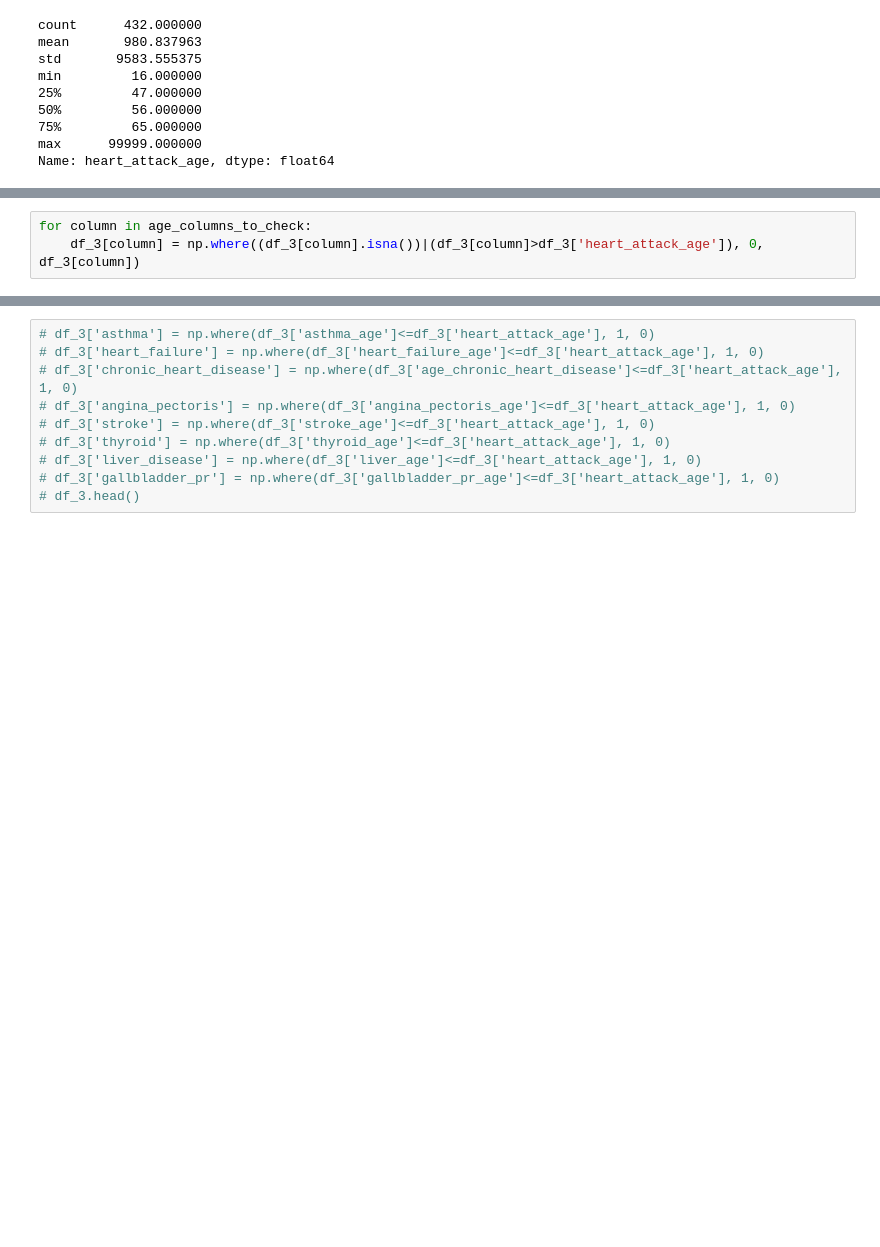
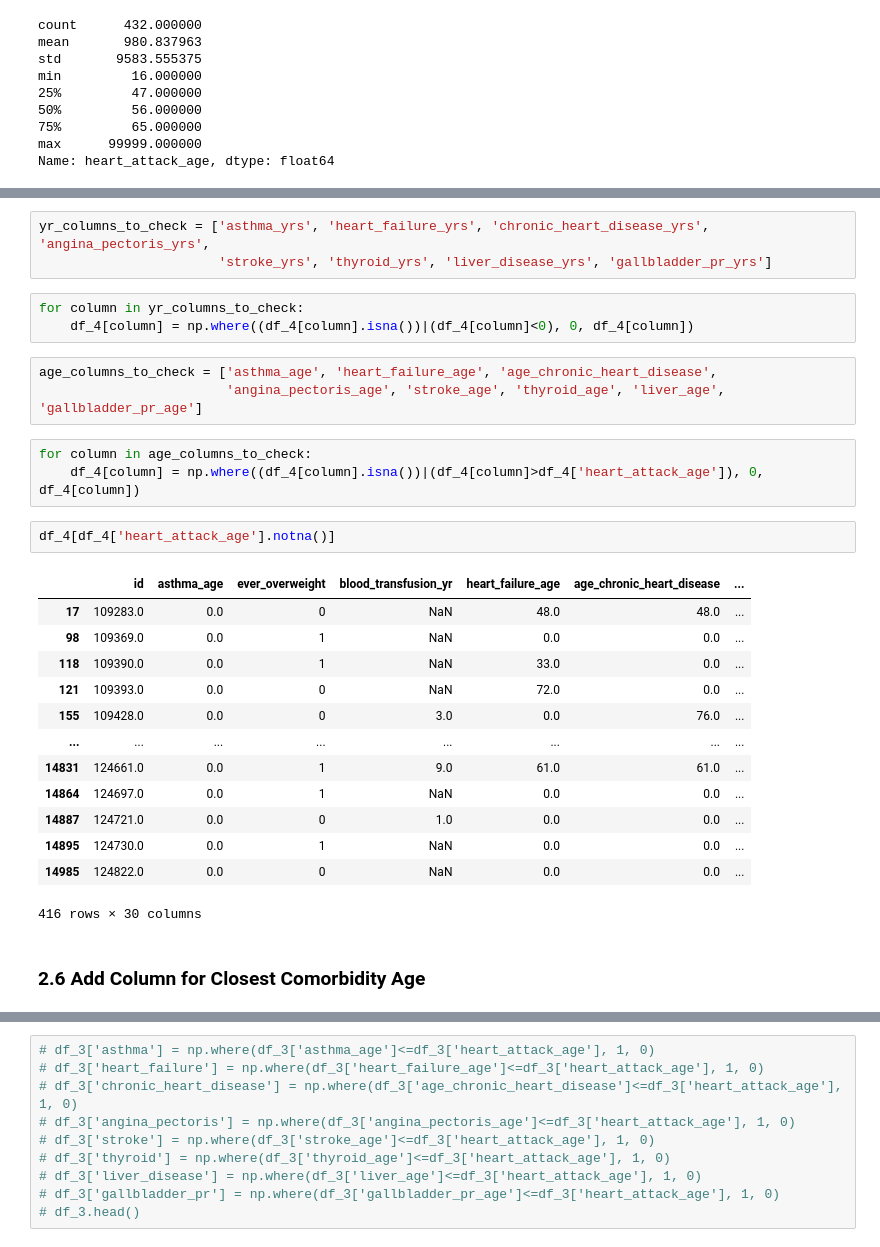
Before and after one commit to equitymarkets/HeartAttackPrediction, a Jupyter notebook: Medical_Conditions_Cleaning.ipynb, the cells around one changed output, grey strips where cells are left out. Cells and saved outputs as stored; diff of their text form; blank space fills up the shorter version.

```diff
--- a/Medical_Conditions_Cleaning.ipynb
+++ b/Medical_Conditions_Cleaning.ipynb
@@ -221,3 +209,0 @@ age_columns_to_check = ['asthma_age', 'heart_failure_age', 'age_chronic_heart_di
-# %%
-for column in age_columns_to_check:
-    df_3[column] = np.where((df_3[column].isna())|(df_3[column]>df_3['heart_attack_age']), 0, df_3[column])
@@ -252,0 +228,30 @@ df_4.to_csv('Resources/medical_conditions_cleaned.csv', index=False)
+# %%
+yr_columns_to_check = ['asthma_yrs', 'heart_failure_yrs', 'chronic_heart_disease_yrs', 'angina_pectoris_yrs',
+                       'stroke_yrs', 'thyroid_yrs', 'liver_disease_yrs', 'gallbladder_pr_yrs']
+# %%
+for column in yr_columns_to_check:
+    df_4[column] = np.where((df_4[column].isna())|(df_4[column]<0), 0, df_4[column])
+# %%
+age_columns_to_check = ['asthma_age', 'heart_failure_age', 'age_chronic_heart_disease',
+                        'angina_pectoris_age', 'stroke_age', 'thyroid_age', 'liver_age', 'gallbladder_pr_age']
+# %%
+for column in age_columns_to_check:
+    df_4[column] = np.where((df_4[column].isna())|(df_4[column]>df_4['heart_attack_age']), 0, df_4[column])
+# %%
+df_4[df_4['heart_attack_age'].notna()]
+# %% [output]
+|  | id | asthma_age | ever_overweight | blood_transfusion_yr | heart_failure_age | age_chronic_heart_disease | ... |
+| 17 | 109283.0 | 0.0 | 0 | NaN | 48.0 | 48.0 | ... |
+| 98 | 109369.0 | 0.0 | 1 | NaN | 0.0 | 0.0 | ... |
+| 118 | 109390.0 | 0.0 | 1 | NaN | 33.0 | 0.0 | ... |
+| 121 | 109393.0 | 0.0 | 0 | NaN | 72.0 | 0.0 | ... |
+| 155 | 109428.0 | 0.0 | 0 | 3.0 | 0.0 | 76.0 | ... |
+| ... | ... | ... | ... | ... | ... | ... | ... |
+| 14831 | 124661.0 | 0.0 | 1 | 9.0 | 61.0 | 61.0 | ... |
+| 14864 | 124697.0 | 0.0 | 1 | NaN | 0.0 | 0.0 | ... |
+| 14887 | 124721.0 | 0.0 | 0 | 1.0 | 0.0 | 0.0 | ... |
+| 14895 | 124730.0 | 0.0 | 1 | NaN | 0.0 | 0.0 | ... |
+| 14985 | 124822.0 | 0.0 | 0 | NaN | 0.0 | 0.0 | ... |
+416 rows × 30 columns
+# %% [markdown]
+### 2.6 Add Column for Closest Comorbidity Age
```
Also changed, not shown: parts of 26 cells of this notebook, 6 other files.
